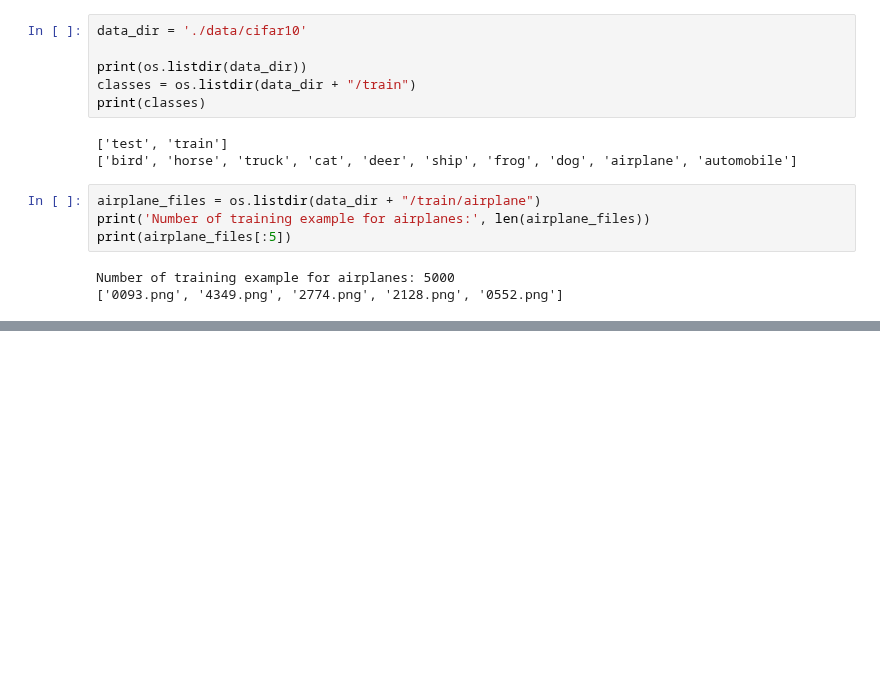
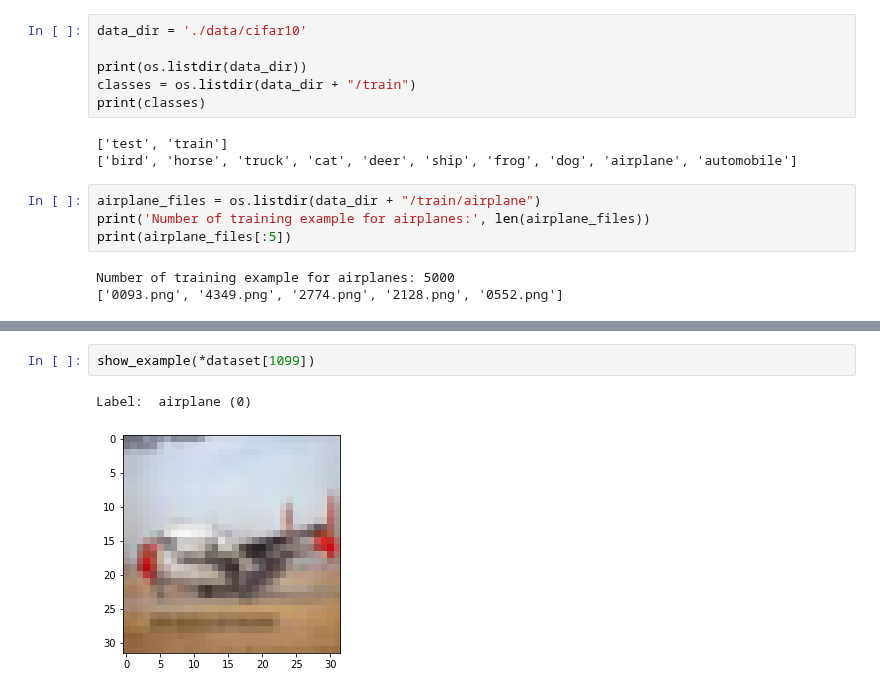
Before and after one commit to nicovakr/Pytorch-init, a Jupyter notebook: CNN_PyTorch.ipynb, the cells around one changed output, grey strips where cells are left out. Drawn from its saved outputs; the diff is of its cells as text; blank space fills up the shorter version.

```diff
--- a/CNN_PyTorch.ipynb
+++ b/CNN_PyTorch.ipynb
@@ -38,0 +94,5 @@ Number of training example for airplanes: 5000
+# %%
+show_example(*dataset[1099])
+# %% [output]
+Label:  airplane (0)
+[figure, added]
```
Also changed, not shown: parts of 8 cells of this notebook.
